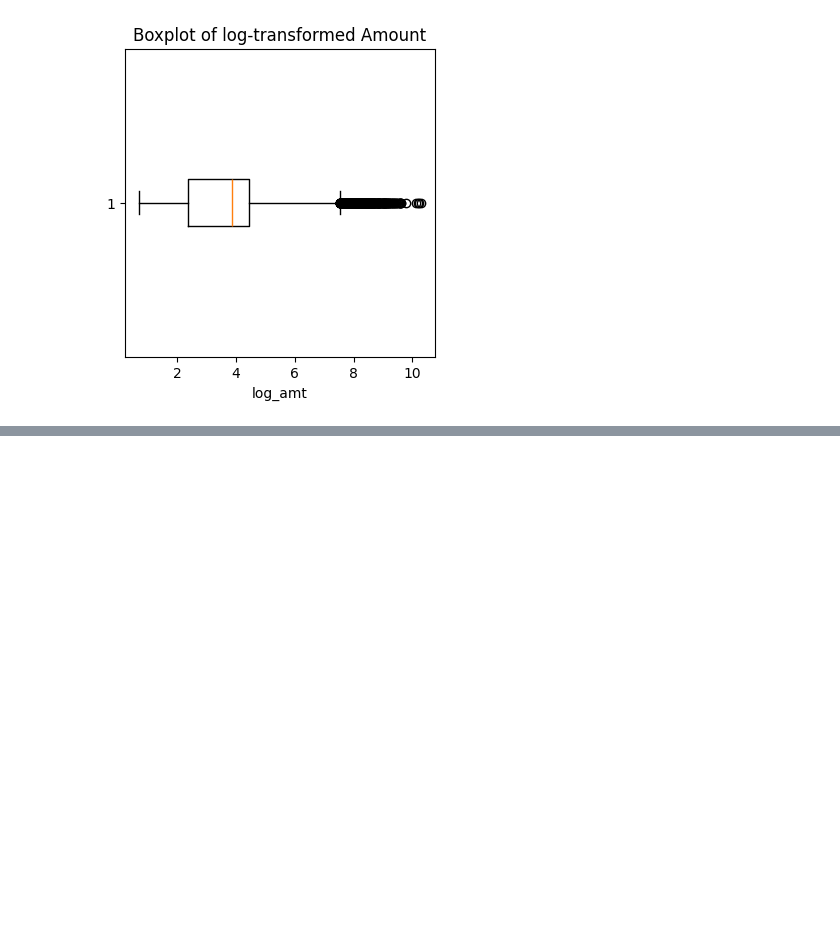
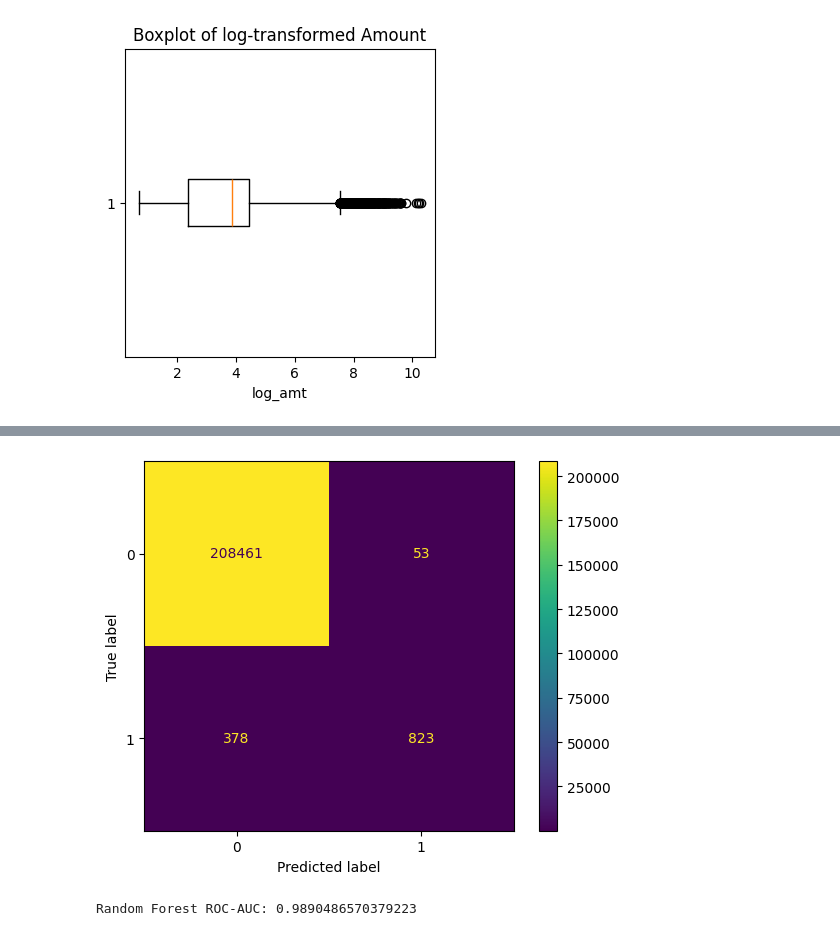
Before and after one commit to Harsh28-raj/credit-card-fraud-detection, a Jupyter notebook: credit_crd_frd.ipynb, the cells around one changed output, grey strips where cells are left out. Drawn from its saved outputs; the diff is of its cells as text; code cells hidden in the pictures; blank space fills up the shorter version.

```diff
--- a/credit_crd_frd.ipynb
+++ b/credit_crd_frd.ipynb
@@ -204,0 +621,14 @@ plt.show()
+# %%
+rf_model = Pipeline(steps=[
+    ("preprocess", preprocessor),
+    ("clf", RandomForestClassifier(
+        n_estimators=200,
+        max_depth=None,
+        min_samples_split=5,
+        class_weight="balanced",
+        random_state=42,
+        n_jobs=-1
+    ))
+])
+# %%
+rf_model.fit(X_train, y_train)
@@ -204,0 +653,3 @@ plt.show()
+# %%
+y_pred_rf = rf_model.predict(X_test)
+y_proba_rf = rf_model.predict_proba(X_test)[:, 1]
@@ -204,0 +669,14 @@ plt.show()
+# %%
+from sklearn.metrics import confusion_matrix, ConfusionMatrixDisplay
+
+cm_rf = confusion_matrix(y_test, y_pred_rf)
+ConfusionMatrixDisplay(cm_rf).plot()
+plt.show()
+# %% [output]
+[figure, added]
+# %%
+from sklearn.metrics import roc_auc_score
+
+print("Random Forest ROC-AUC:", roc_auc_score(y_test, y_proba_rf))
+# %% [output]
+Random Forest ROC-AUC: 0.9890486570379223
```
Also changed, not shown: parts of 61 cells of this notebook.
